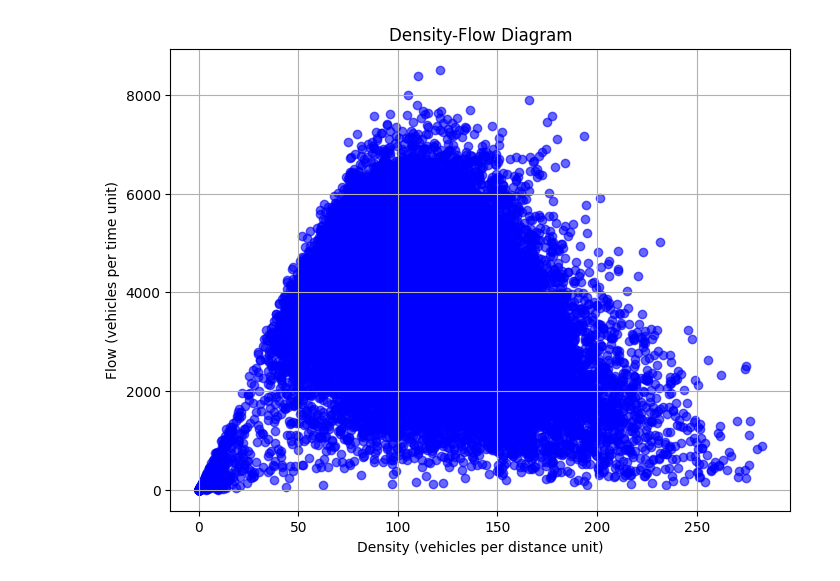
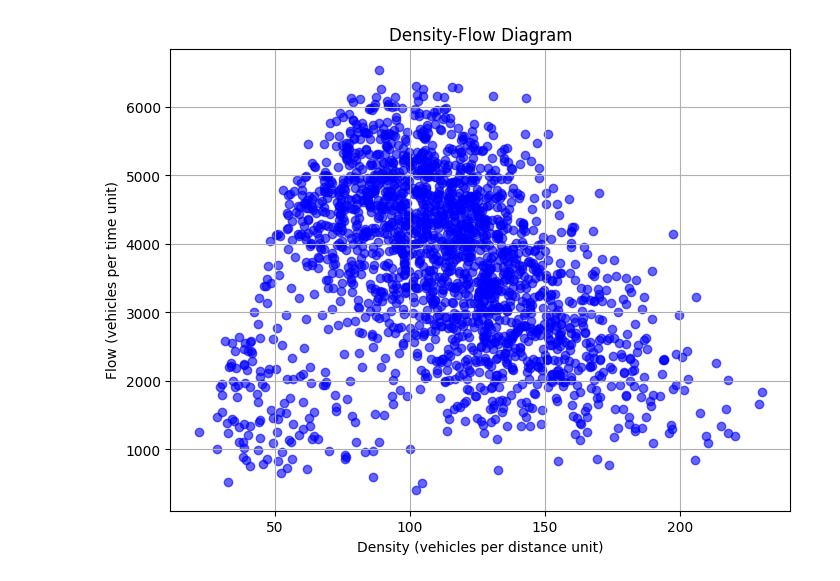
Before and after one commit to woxsao/macroscopic-sim-calibration, a Jupyter notebook: FD_plotting.ipynb, the cells around one changed output. Saved outputs shown, nothing was run; the diff lists cells and outputs as text; code cells hidden in the pictures.

Commit message:
FD plotting

```diff
--- a/FD_plotting.ipynb
+++ b/FD_plotting.ipynb
@@ -3,7 +3,7 @@ import numpy as np
 import pandas as pd
 import matplotlib.pyplot as plt
 # %%
-ten_min_flow_density_data = pd.read_csv("data/1min_100_m_flow_speed_1hr.csv")
+ten_min_flow_density_data = pd.read_csv("data/1min_200_m_flow_speed_1hr.csv")
 print(ten_min_flow_density_data)
 # %% [output]
                                Time       Space       Flow    Density
@@ -23,15 +23,9 @@ print(ten_min_flow_density_data)
 # %%
-flow = ten_min_flow_speed_data["Flow"]
-density = ten_min_flow_speed_data["Density"]
-print(ten_min_flow_speed_data["Space"].iloc[1000])
-first_space_value = list(ten_min_flow_speed_data['Space'][1000:1003])
-print(first_space_value)
+flow = ten_min_flow_density_data["Flow"]
+density = ten_min_flow_density_data["Density"]
 
-filtered_data = ten_min_flow_speed_data#[ten_min_flow_speed_data["Space"].isin(first_space_value)]
-
-print(filtered_data)
 plt.figure(figsize=(8, 6))
-plt.scatter(filtered_data['Density'], filtered_data['Flow'], c='blue', alpha=0.6)
+plt.scatter(density, flow, c='blue', alpha=0.6)
 # plt.xlim(0, 6000)
 plt.title('Density-Flow Diagram')
 plt.xlabel('Density (vehicles per distance unit)')
@@ -58 +36 @@ plt.show()
-[figure, old version]
+[figure, new version]
```
Also changed, not shown: parts of 3 cells of this notebook.
